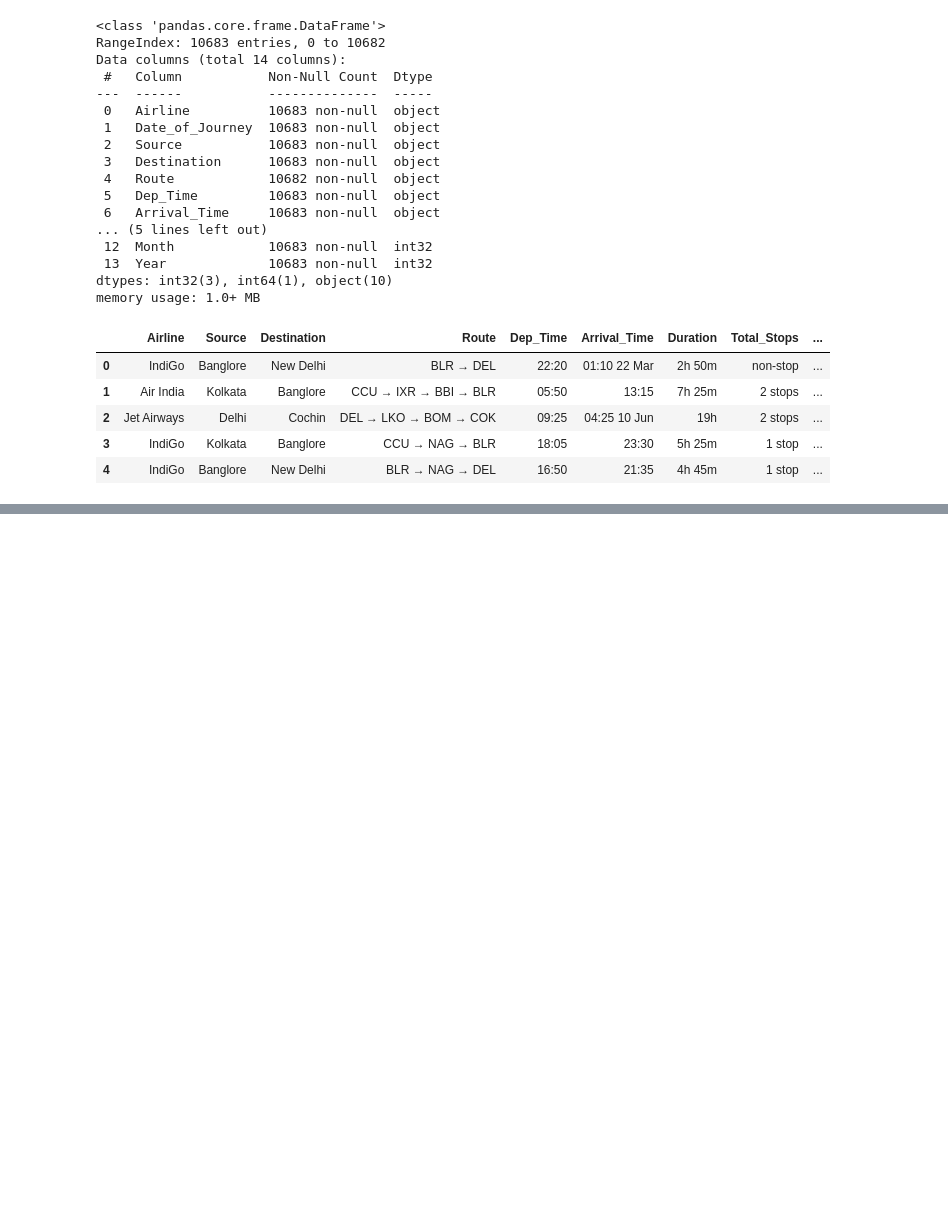
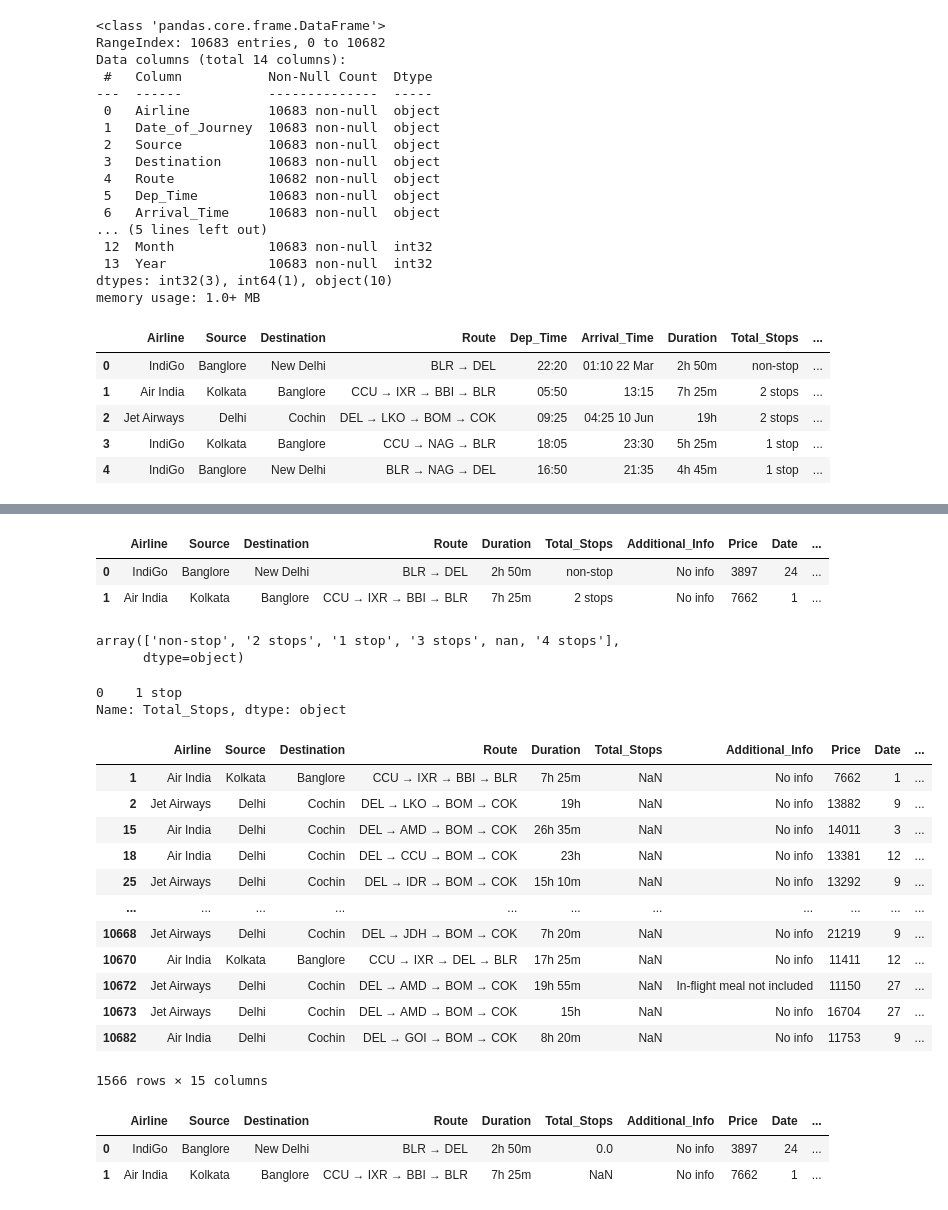
Before and after one commit to K4bir4/Data-Analytics, a Jupyter notebook: EDA exploratory data analysis/FLIGHT PRICE PRedict/EDA flighht.ipynb, the cells around one changed output, grey strips where cells are left out. Drawn from its saved outputs; the diff is of its cells as text; code cells hidden in the pictures; blank space fills up the shorter version.

```diff
--- a/EDA exploratory data analysis/FLIGHT PRICE PRedict/EDA flighht.ipynb
+++ b/EDA exploratory data analysis/FLIGHT PRICE PRedict/EDA flighht.ipynb
@@ -90,0 +114,7 @@ df.head()
+# %%
+##hours
+df['Departure_hour']=df['Dep_Time'].str.split(':').str[0]
+df['Departure_min']=df['Dep_Time'].str.split(':').str[1]
+# %%
+df['Departure_hour']=df['Departure_hour'].astype(int)
+df['Departure_min']=df['Departure_min'].astype(int)
@@ -90,0 +141,44 @@ df.head()
+# %%
+df.drop('Dep_Time',axis=1,inplace=True)
+# %%
+df.head(2)
+# %% [output]
+|  | Airline | Source | Destination | Route | Duration | Total_Stops | Additional_Info | Price | Date | ... |
+| 0 | IndiGo | Banglore | New Delhi | BLR → DEL | 2h 50m | non-stop | No info | 3897 | 24 | ... |
+| 1 | Air India | Kolkata | Banglore | CCU → IXR → BBI → BLR | 7h 25m | 2 stops | No info | 7662 | 1 | ... |
+# %%
+###total stops
+
+df['Total_Stops'].unique()
+# %% [output]
+array(['non-stop', '2 stops', '1 stop', '3 stops', nan, '4 stops'],
+      dtype=object)
+# %%
+df['Total_Stops'].mode()
+# %% [output]
+0    1 stop
+Name: Total_Stops, dtype: object
+# %%
+df['Total_Stops']=df['Total_Stops'].map({'non-stop':0,'1 stop':1,'2 stop': 2,'3 stop': 3,'4 stop': 4, np.nan:1})
+# %%
+df[df['Total_Stops'].isnull()]
+# %% [output]
+|  | Airline | Source | Destination | Route | Duration | Total_Stops | Additional_Info | Price | Date | ... |
+| 1 | Air India | Kolkata | Banglore | CCU → IXR → BBI → BLR | 7h 25m | NaN | No info | 7662 | 1 | ... |
+| 2 | Jet Airways | Delhi | Cochin | DEL → LKO → BOM → COK | 19h | NaN | No info | 13882 | 9 | ... |
+| 15 | Air India | Delhi | Cochin | DEL → AMD → BOM → COK | 26h 35m | NaN | No info | 14011 | 3 | ... |
+| 18 | Air India | Delhi | Cochin | DEL → CCU → BOM → COK | 23h | NaN | No info | 13381 | 12 | ... |
+| 25 | Jet Airways | Delhi | Cochin | DEL → IDR → BOM → COK | 15h 10m | NaN | No info | 13292 | 9 | ... |
+| ... | ... | ... | ... | ... | ... | ... | ... | ... | ... | ... |
+| 10668 | Jet Airways | Delhi | Cochin | DEL → JDH → BOM → COK | 7h 20m | NaN | No info | 21219 | 9 | ... |
+| 10670 | Air India | Kolkata | Banglore | CCU → IXR → DEL → BLR | 17h 25m | NaN | No info | 11411 | 12 | ... |
+| 10672 | Jet Airways | Delhi | Cochin | DEL → AMD → BOM → COK | 19h 55m | NaN | In-flight meal not included | 11150 | 27 | ... |
+| 10673 | Jet Airways | Delhi | Cochin | DEL → AMD → BOM → COK | 15h | NaN | No info | 16704 | 27 | ... |
+| 10682 | Air India | Delhi | Cochin | DEL → GOI → BOM → COK | 8h 20m | NaN | No info | 11753 | 9 | ... |
+1566 rows × 15 columns
+# %%
+df.head(2)
+# %% [output]
+|  | Airline | Source | Destination | Route | Duration | Total_Stops | Additional_Info | Price | Date | ... |
+| 0 | IndiGo | Banglore | New Delhi | BLR → DEL | 2h 50m | 0.0 | No info | 3897 | 24 | ... |
+| 1 | Air India | Kolkata | Banglore | CCU → IXR → BBI → BLR | 7h 25m | NaN | No info | 7662 | 1 | ... |
```
Also changed, not shown: parts of 10 cells of this notebook.
